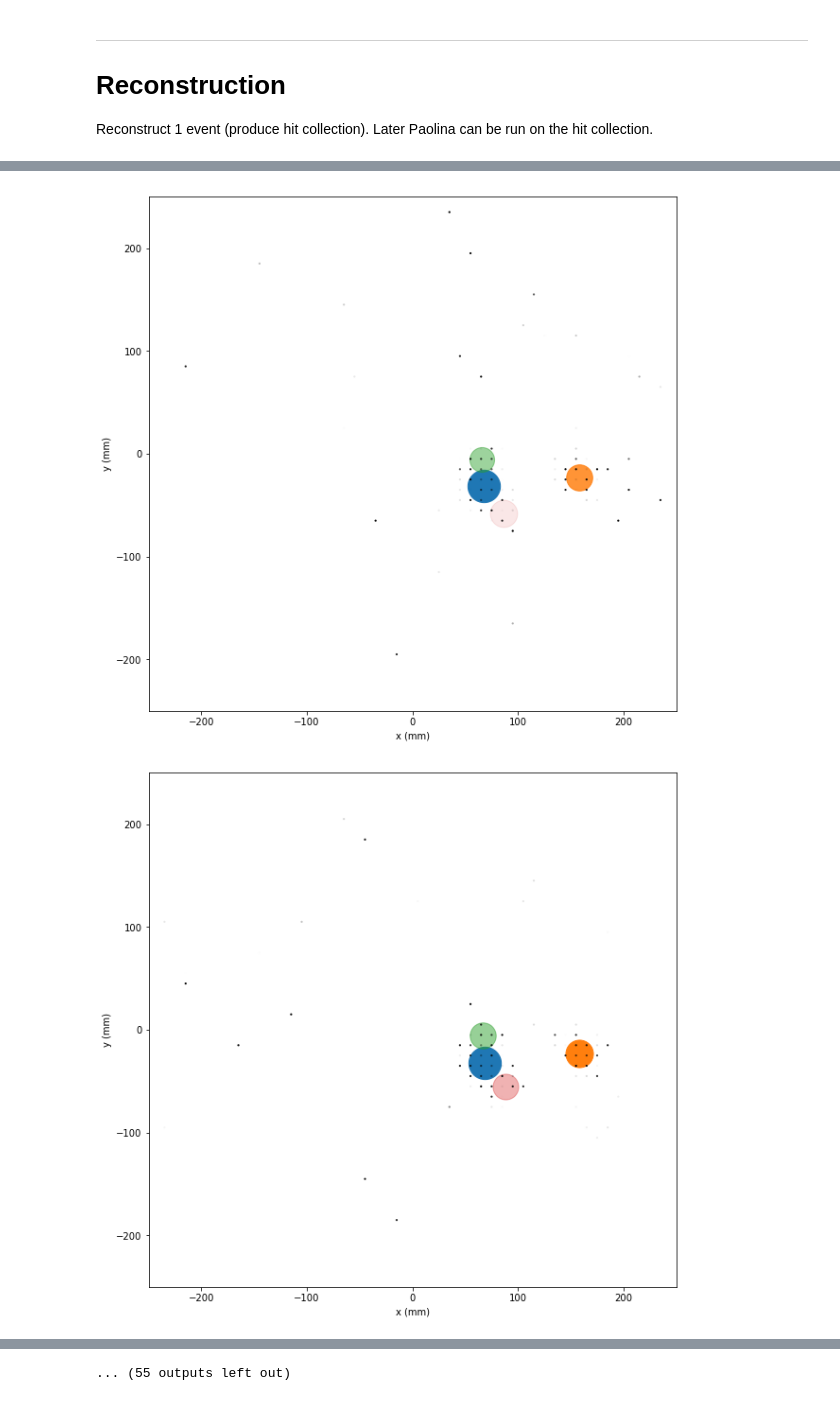
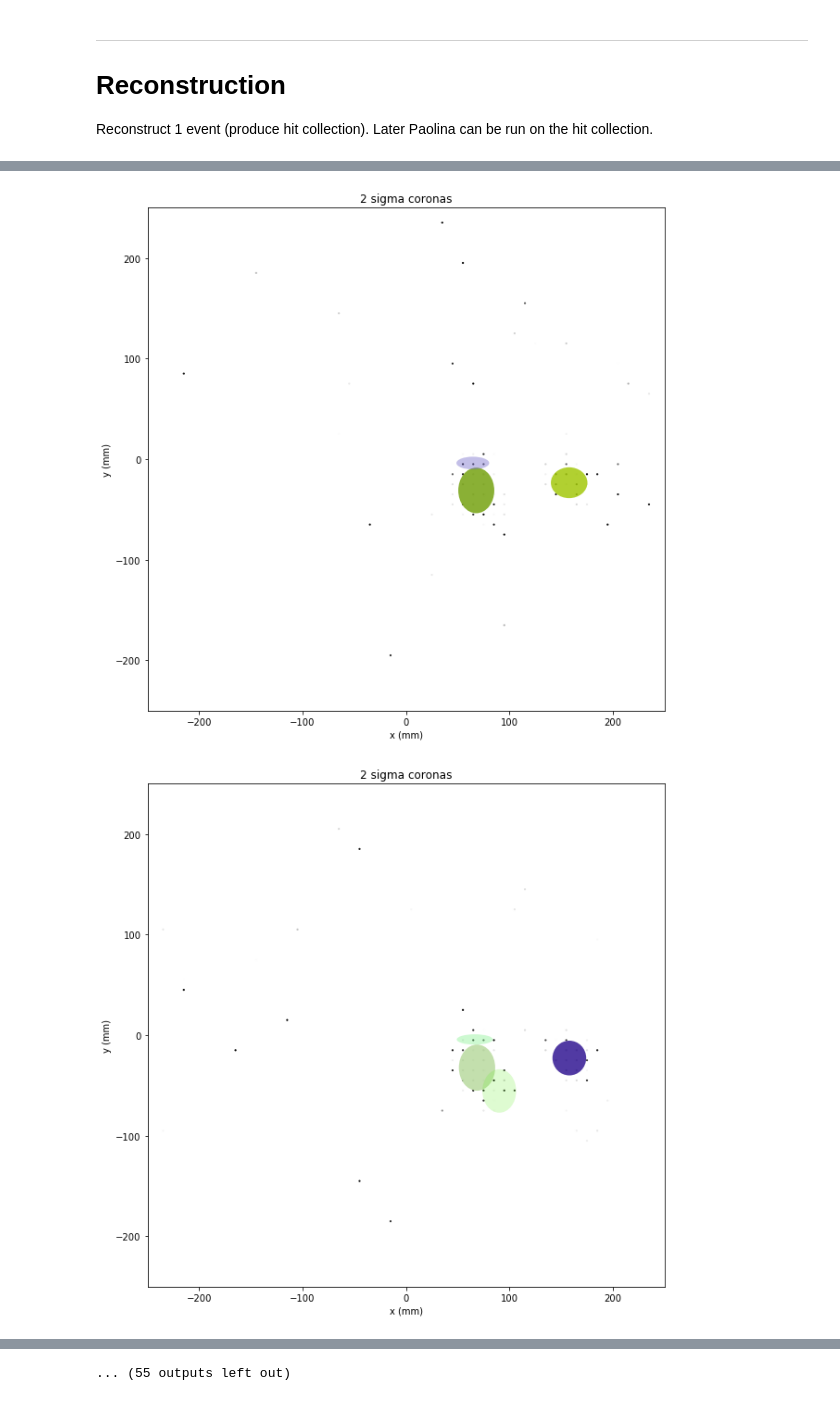
Before and after one commit to abotas/ICARO, a Jupyter notebook: invisible_cities/utils/Corona_MC.ipynb, the cells around one changed output, grey strips where cells are left out. Saved outputs shown, nothing was run; the diff lists cells and outputs as text; code cells hidden in the pictures.

Commit message:
Updated plot

```diff
--- a/invisible_cities/utils/Corona_MC.ipynb
+++ b/invisible_cities/utils/Corona_MC.ipynb
@@ -75,6 +75,7 @@ def plot_test_event(l_X,l_Y,l_Q):
 
     plt.xlabel("x (mm)");
     plt.ylabel("y (mm)");
+    return ax1
 # %%
 # load the SiPM (x,y) values
 DataSensor = load_db.DataSiPM()
@@ -261,6 +257,9 @@ def split_energy(Es, clusters):
     qtot = np.sum([cl.Q for cl in clusters])
     return [(Es*cl.Q/qtot) for cl in clusters]
 # %%
+from matplotlib.patches import Ellipse
+
+
 # reconstruct the entire event
 e_X = tbl_X[r_evt]
 e_Y = tbl_Y[r_evt]
@@ -270,21 +269,31 @@ e_Q = tbl_Q[r_evt]
 #print("Total energy is {0}".format(np.sum(e_E)))
 
 
-rmax= 25*units.mm
-T   = 5*units.pes
+rmax  = 30*units.mm
+T     = 5*units.pes
+nsig  = 2
+msipm = 4
 
 # iterate through all slices
 for sli, (Xs,Ys,Ts,Es,Qs) in enumerate(zip(e_X,e_Y,e_T,e_E,e_Q)):
 
     hitc = HitCollection()
     hitc.evt   = r_evt
-    clusters = corona(Xs,Ys,Qs,rmax=rmax, T=T, msipm=3)
+    clusters = corona(Xs,Ys,Qs,rmax=rmax, T=T, msipm=msipm)
     es       = split_energy(Es, clusters)
 
     if len(clusters) >=0:
-        plot_test_event(Xs,Ys,Qs)
+
+        ax = plot_test_event(Xs,Ys,Qs)
         for c in clusters:
-            plt.scatter(c.X,c.Y,
-                        alpha = (min(1, c.Q / 200.0*units.pes)),
-                        s     = ((c.Xrms + c.Yrms))**2*np.pi)
+            e=Ellipse(xy=(c.X,c.Y), width=2*nsig*c.Xrms, height=2*nsig*c.Yrms)
+            ax.add_artist(e)
+            e.set_clip_box(ax.bbox)
+            e.set_alpha(min(.95, c.Q / 200.0*units.pes))
+            e.set_facecolor(np.random.rand(3))
+
+        plt.title(str(nsig) + ' sigma coronas')
+            #plt.scatter(c.X,c.Y,
+            #            alpha = (min(1, c.Q / 200.0*units.pes)),
+            #            s     = ((c.Xrms + c.Yrms))**2*np.pi)
 # %% [output]
@@ -298,2 +307,2 @@ for sli, (Xs,Ys,Ts,Es,Qs) in enumerate(zip(e_X,e_Y,e_T,e_E,e_Q)):
-[figure, old version]
+[figure, new version]
-[figure, old version]
+[figure, new version]
```
Also changed, not shown: parts of 2 cells of this notebook, 1 other file.
